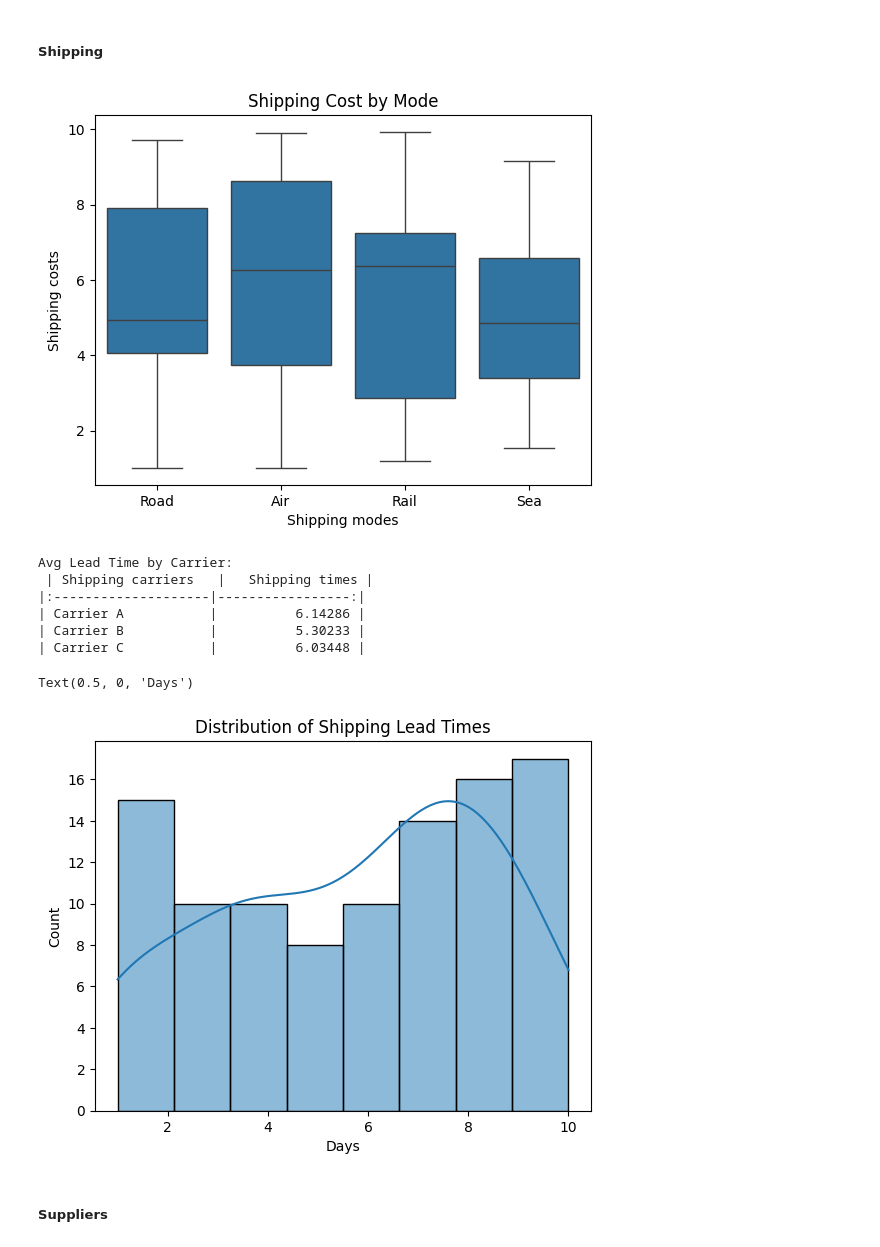
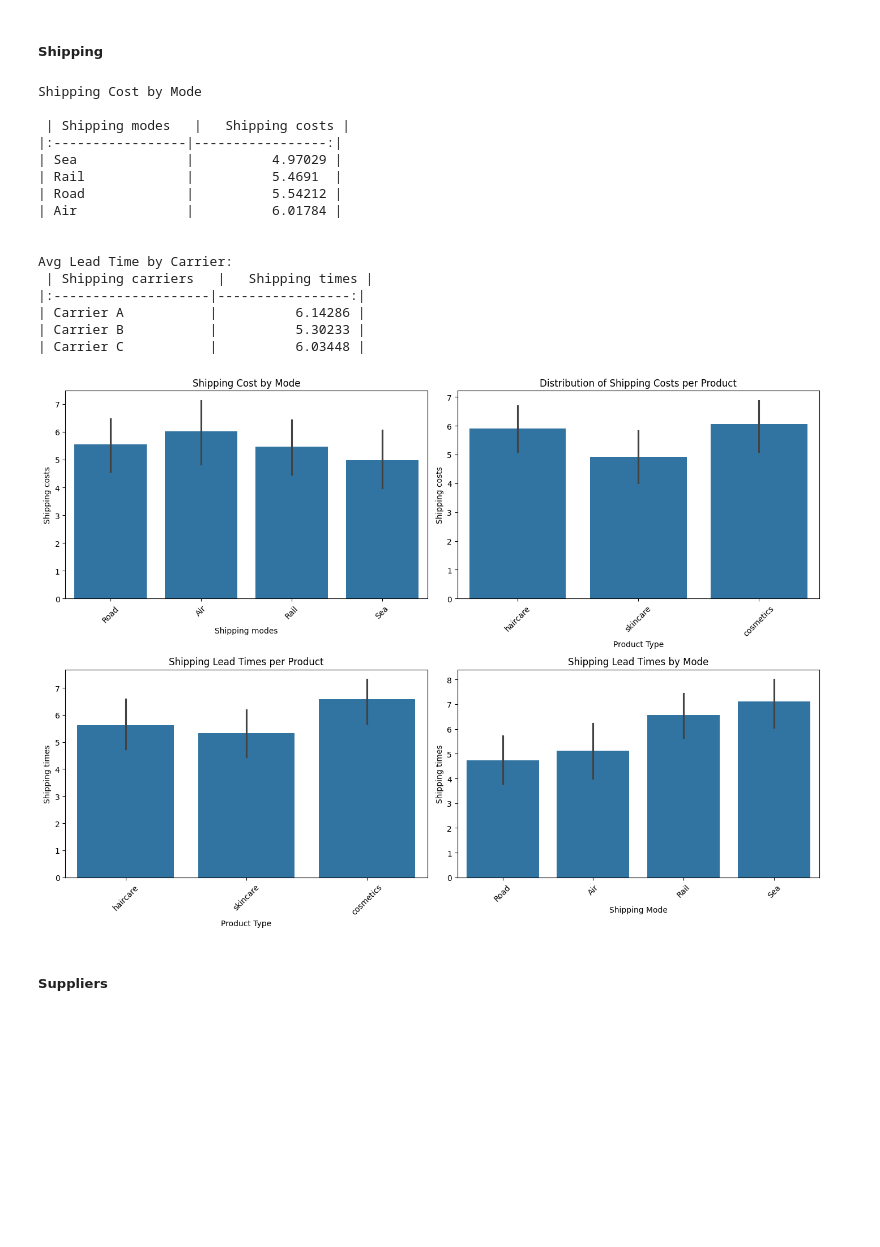
Before and after one commit to vivasvana1/Project-SupplyChain-Optimization, a Jupyter notebook: SupplyChain-Optimization.ipynb, the cells around one changed output. Drawn from its saved outputs; the diff is of its cells as text; code cells hidden in the pictures; blank space fills up the shorter version.

```diff
--- a/SupplyChain-Optimization.ipynb
+++ b/SupplyChain-Optimization.ipynb
@@ -311,27 +438,59 @@ Top 10 SKUs by Sales:
 # %% [markdown]
 ##### Shipping
-# %%
-# Shipping cost by mode
-sns.boxplot(x='Shipping modes', y='Shipping costs', data=shipping)
-plt.title('Shipping Cost by Mode')
-plt.show()
-
-# Avg lead time by carrier
-print("Avg Lead Time by Carrier:\n", shipping.groupby('Shipping carriers')['Shipping times'].mean().to_markdown(index=True))
-
-#Distribution of Shipping Lead times
-sns.histplot(shipping['Shipping times'],kde=True)
-plt.title('Distribution of Shipping Lead Times')
-plt.xlabel('Days')
-# %% [output]
-[figure, removed]
-Avg Lead Time by Carrier:
- | Shipping carriers   |   Shipping times |
-|:--------------------|-----------------:|
-| Carrier A           |          6.14286 |
-| Carrier B           |          5.30233 |
-| Carrier C           |          6.03448 |
-Text(0.5, 0, 'Days')
-[figure, removed]
+# %%
+shp_mode_cost = shipping.groupby('Shipping modes')['Shipping costs'].mean().sort_values(ascending=True)
+print("Shipping Cost by Mode\n\n", shp_mode_cost.to_markdown())
+
+# Avg lead time by carrier
+print("\n\nAvg Lead Time by Carrier:\n",
+      shipping.groupby('Shipping carriers')['Shipping times'].mean().to_markdown(index=True))
+
+# Create subplots
+fig, axes = plt.subplots(2, 2, figsize=(14, 10))
+
+# 1. Shipping cost by mode
+sns.barplot(data=shipping, x='Shipping modes', y='Shipping costs', ax=axes[0, 0])
+axes[0, 0].set_title('Shipping Cost by Mode')
+axes[0, 0].tick_params(axis='x', rotation=45)
+
+# 2. Distribution of Shipping costs per product
+sns.barplot(data=Total, x='Product type', y='Shipping costs', ax=axes[0, 1])
+axes[0, 1].set_title('Distribution of Shipping Costs per Product')
+axes[0, 1].set_xlabel('Product Type')
+axes[0, 1].tick_params(axis='x', rotation=45)
+
+# 3. Distribution of Shipping lead times per product
+sns.barplot(data=Total, x='Product type', y='Shipping times', ax=axes[1, 0])
+axes[1, 0].set_title('Shipping Lead Times per Product')
+axes[1, 0].set_xlabel('Product Type')
+axes[1, 0].tick_params(axis='x', rotation=45)
+
+# 4. Distribution of Shipping lead times by mode
+sns.barplot(data=shipping, x='Shipping modes', y='Shipping times', ax=axes[1, 1])
+axes[1, 1].set_title('Shipping Lead Times by Mode')
+axes[1, 1].set_xlabel('Shipping Mode')
+axes[1, 1].tick_params(axis='x', rotation=45)
+
+# Adjust layout
+plt.tight_layout()
+plt.show()
+# %% [output]
+Shipping Cost by Mode
+
+ | Shipping modes   |   Shipping costs |
+|:-----------------|-----------------:|
+| Sea              |          4.97029 |
+| Rail             |          5.4691  |
+| Road             |          5.54212 |
+| Air              |          6.01784 |
+
+
+Avg Lead Time by Carrier:
+ | Shipping carriers   |   Shipping times |
+|:--------------------|-----------------:|
+| Carrier A           |          6.14286 |
+| Carrier B           |          5.30233 |
+| Carrier C           |          6.03448 |
+[figure, added]
 # %% [markdown]
 ##### Suppliers
```
Also changed, not shown: parts of 40 cells of this notebook.
